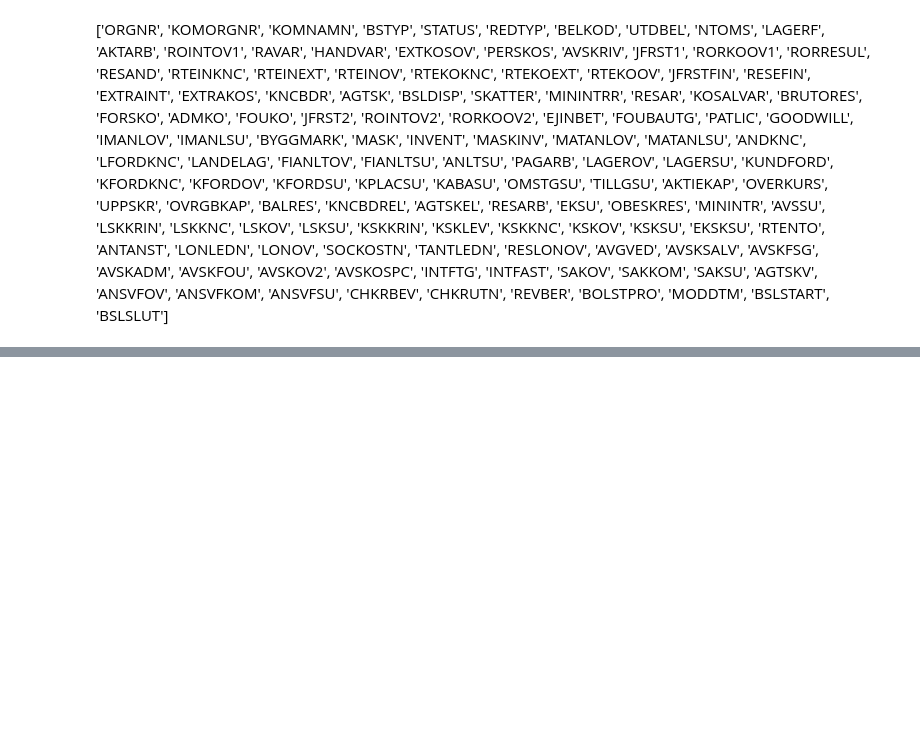
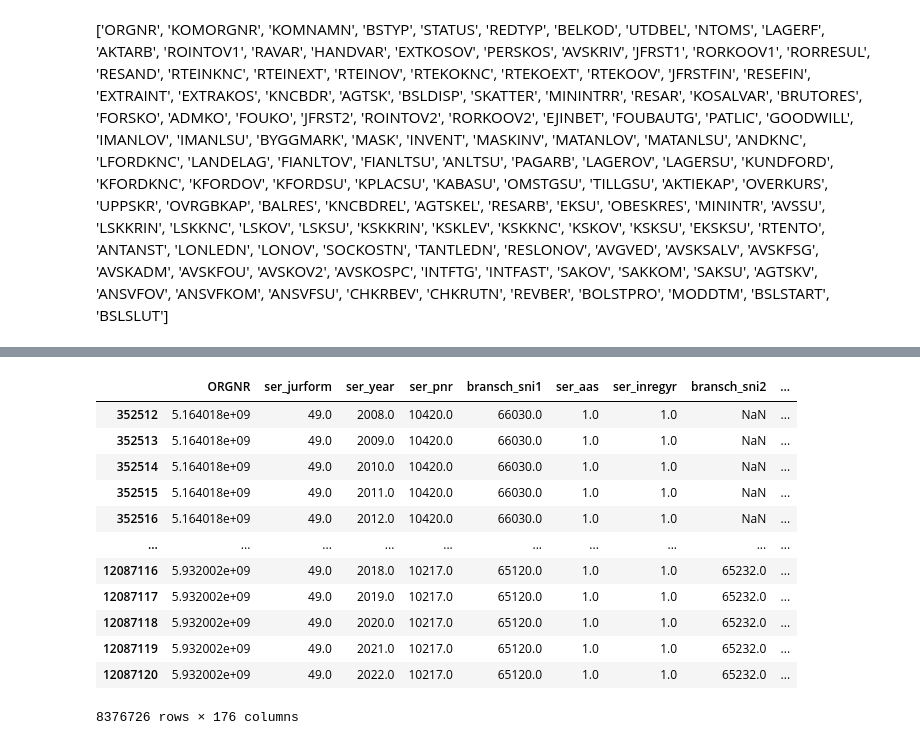
Before and after one commit to jonasfagerlund/Msc-Thesis, a Jupyter notebook: main.ipynb, the cells around one changed output, grey strips where cells are left out. Saved outputs shown, nothing was run; the diff lists cells and outputs as text; code cells hidden in the pictures; blank space fills up the shorter version.

```diff
--- a/main.ipynb
+++ b/main.ipynb
@@ -30,0 +104,17 @@ Name: count, Length: 1550192, dtype: int64
+# %%
+df_serrano_post2008_ab = df_serrano_post2008[df_serrano_post2008['ser_jurform'] == 49] # Aktiebolag
+df_serrano_post2008_ab
+# %% [output]
+|  | ORGNR | ser_jurform | ser_year | ser_pnr | bransch_sni1 | ser_aas | ser_inregyr | bransch_sni2 | ... |
+| 352512 | 5.164018e+09 | 49.0 | 2008.0 | 10420.0 | 66030.0 | 1.0 | 1.0 | NaN | ... |
+| 352513 | 5.164018e+09 | 49.0 | 2009.0 | 10420.0 | 66030.0 | 1.0 | 1.0 | NaN | ... |
+| 352514 | 5.164018e+09 | 49.0 | 2010.0 | 10420.0 | 66030.0 | 1.0 | 1.0 | NaN | ... |
+| 352515 | 5.164018e+09 | 49.0 | 2011.0 | 10420.0 | 66030.0 | 1.0 | 1.0 | NaN | ... |
+| 352516 | 5.164018e+09 | 49.0 | 2012.0 | 10420.0 | 66030.0 | 1.0 | 1.0 | NaN | ... |
+| ... | ... | ... | ... | ... | ... | ... | ... | ... | ... |
+| 12087116 | 5.932002e+09 | 49.0 | 2018.0 | 10217.0 | 65120.0 | 1.0 | 1.0 | 65232.0 | ... |
+| 12087117 | 5.932002e+09 | 49.0 | 2019.0 | 10217.0 | 65120.0 | 1.0 | 1.0 | 65232.0 | ... |
+| 12087118 | 5.932002e+09 | 49.0 | 2020.0 | 10217.0 | 65120.0 | 1.0 | 1.0 | 65232.0 | ... |
+| 12087119 | 5.932002e+09 | 49.0 | 2021.0 | 10217.0 | 65120.0 | 1.0 | 1.0 | 65232.0 | ... |
+| 12087120 | 5.932002e+09 | 49.0 | 2022.0 | 10217.0 | 65120.0 | 1.0 | 1.0 | 65232.0 | ... |
+8376726 rows × 176 columns
```
Also changed, not shown: parts of 19 cells of this notebook, 8 other files.
